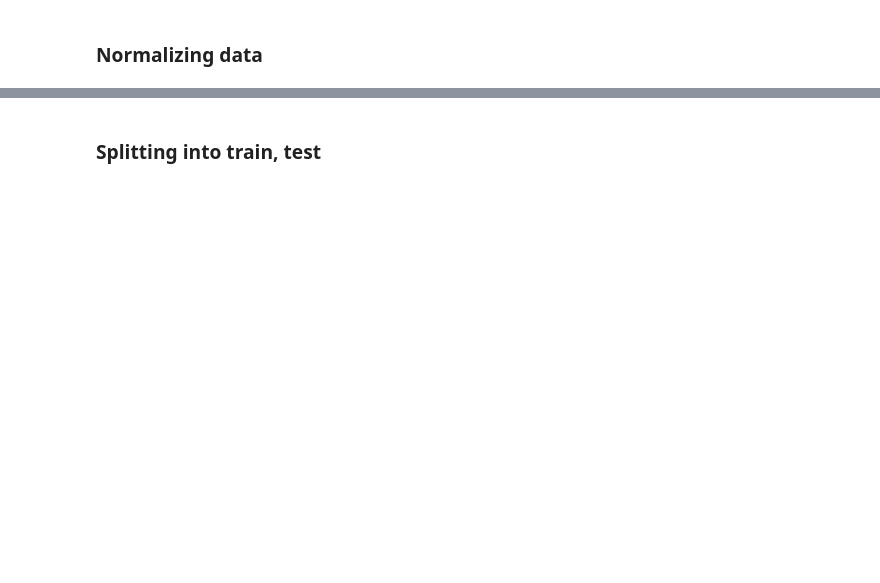
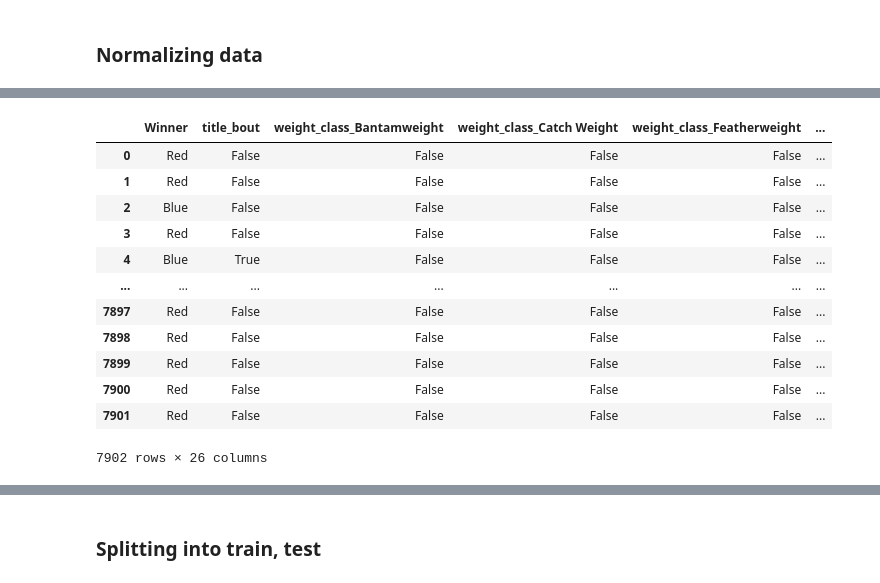
Before and after one commit to JTwiggs/UFC-Predictions, a Jupyter notebook: notebooks/random_forest.ipynb, the cells around one changed output, grey strips where cells are left out. Cells and saved outputs as stored; diff of their text form; code cells hidden in the pictures; blank space fills up the shorter version.

```diff
--- a/notebooks/random_forest.ipynb
+++ b/notebooks/random_forest.ipynb
@@ -38,0 +65,16 @@ df[list(df_num.columns)] = scaler.fit_transform(df[list(df_num.columns)])
+# %%
+df_other
+# %% [output]
+|  | Winner | title_bout | weight_class_Bantamweight | weight_class_Catch Weight | weight_class_Featherweight | ... |
+| 0 | Red | False | False | False | False | ... |
+| 1 | Red | False | False | False | False | ... |
+| 2 | Blue | False | False | False | False | ... |
+| 3 | Red | False | False | False | False | ... |
+| 4 | Blue | True | False | False | False | ... |
+| ... | ... | ... | ... | ... | ... | ... |
+| 7897 | Red | False | False | False | False | ... |
+| 7898 | Red | False | False | False | False | ... |
+| 7899 | Red | False | False | False | False | ... |
+| 7900 | Red | False | False | False | False | ... |
+| 7901 | Red | False | False | False | False | ... |
+7902 rows × 26 columns
```
Also changed, not shown: parts of 27 cells of this notebook, 2 other files.
